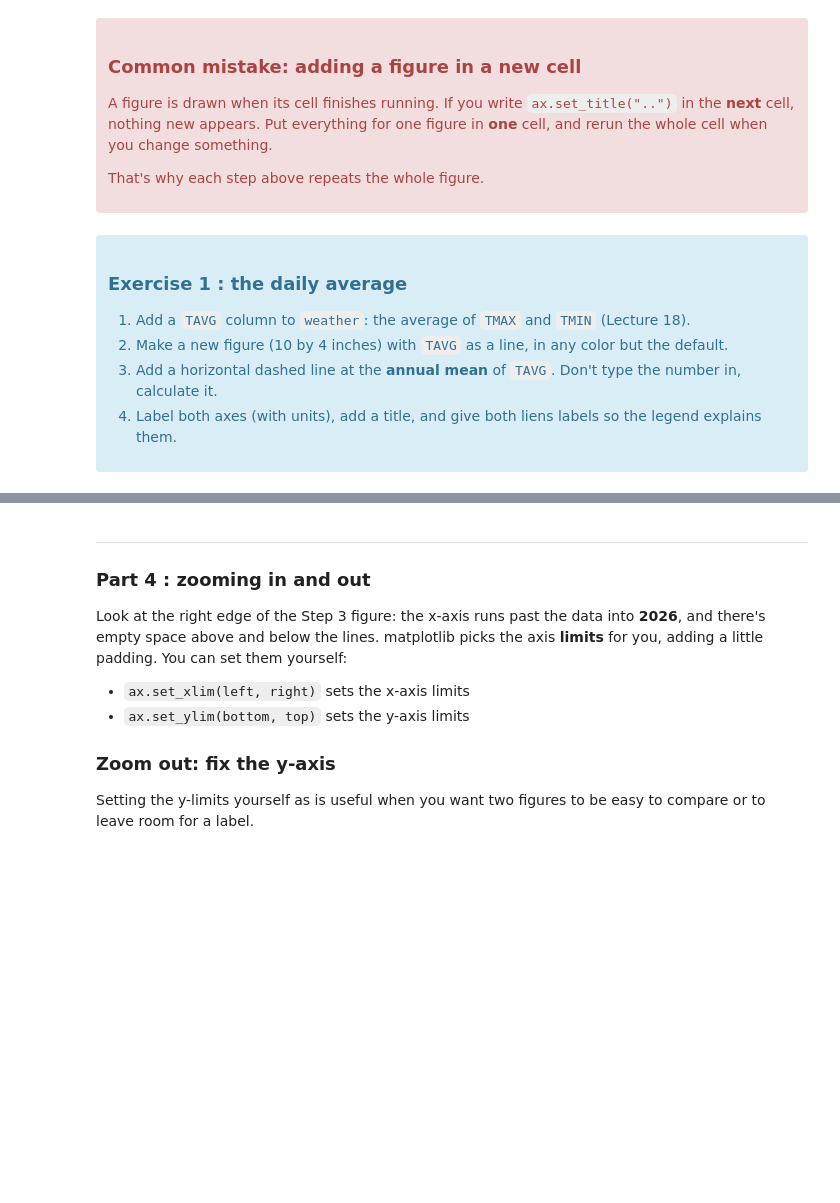
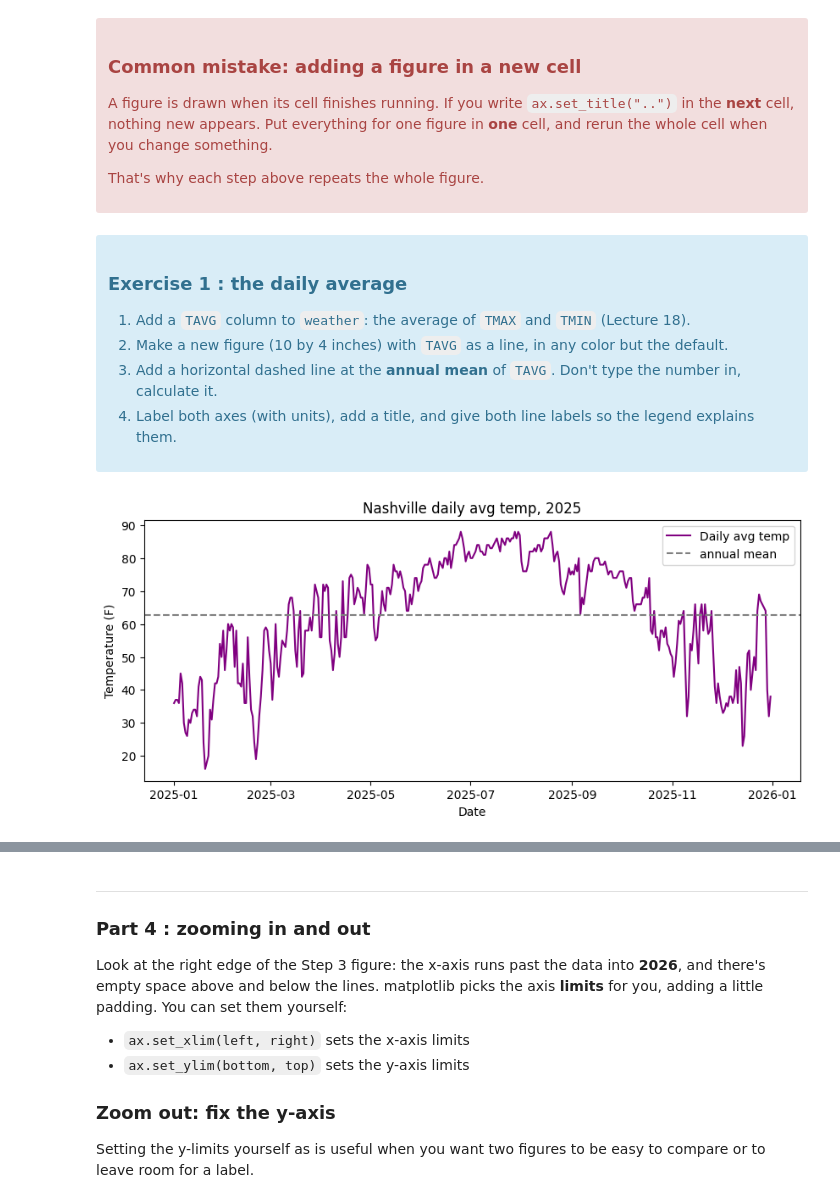
Before and after one commit to Python-in-Earth-Science/course-materials, a Jupyter notebook: week09/20_matplotlib_intro.ipynb, the cells around one changed output, grey strips where cells are left out. Drawn from its saved outputs; the diff is of its cells as text; code cells hidden in the pictures; blank space fills up the shorter version.

```diff
--- a/week09/20_matplotlib_intro.ipynb
+++ b/week09/20_matplotlib_intro.ipynb
@@ -202,8 +233,22 @@ That's why each step above repeats the whole figure.
 1. Add a `TAVG` column to `weather`: the average of `TMAX` and `TMIN` (Lecture 18).
 2. Make a new figure (10 by 4 inches) with `TAVG` as a line, in any color but the default.
 3. Add a horizontal dashed line at the **annual mean** of `TAVG`. Don't type the number in, calculate it.
-4. Label both axes (with units), add a title, and give both liens labels so the legend explains them.
+4. Label both axes (with units), add a title, and give both line labels so the legend explains them.
 
 </div>
 # %%
 # your answer here
+weather["TAVG"] = ((weather["TMAX"] + weather["TMIN"]) / 2).round()
+
+# plotting
+fig, ax = plt.subplots(figsize=(10, 4))
+
+ax.plot(weather.index, weather["TAVG"], color="purple", label="Daily avg temp")
+ax.axhline(weather["TAVG"].mean(), color="gray", linestyle="--", label="annual mean")
+
+ax.set_xlabel("Date")
+ax.set_ylabel("Temperature (F)")
+ax.set_title("Nashville daily avg temp, 2025")
+ax.legend();
+# %% [output]
+[figure, added]
```
Also changed, not shown: parts of 15 cells of this notebook, 3 other files.
